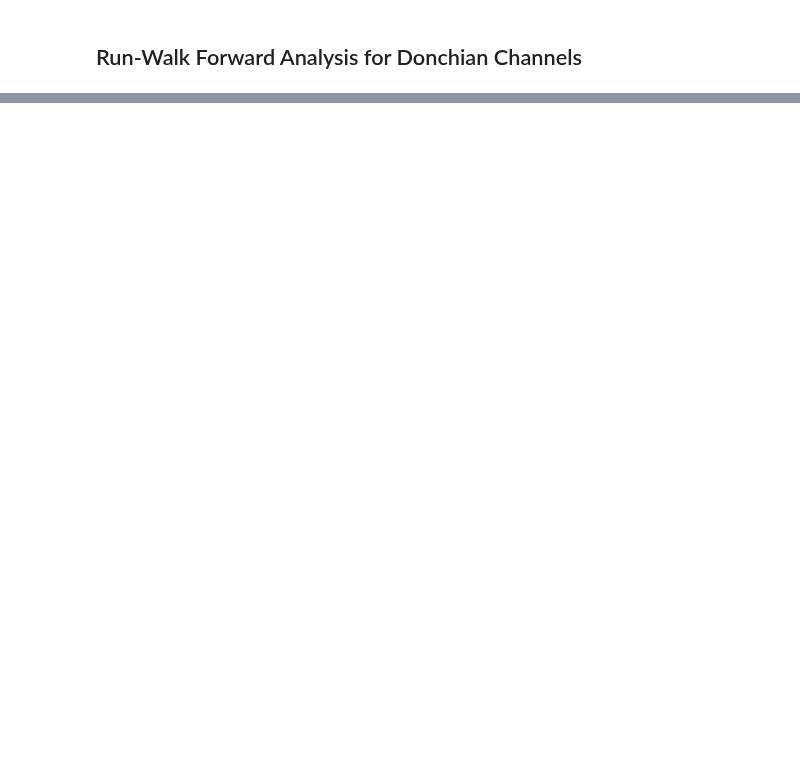
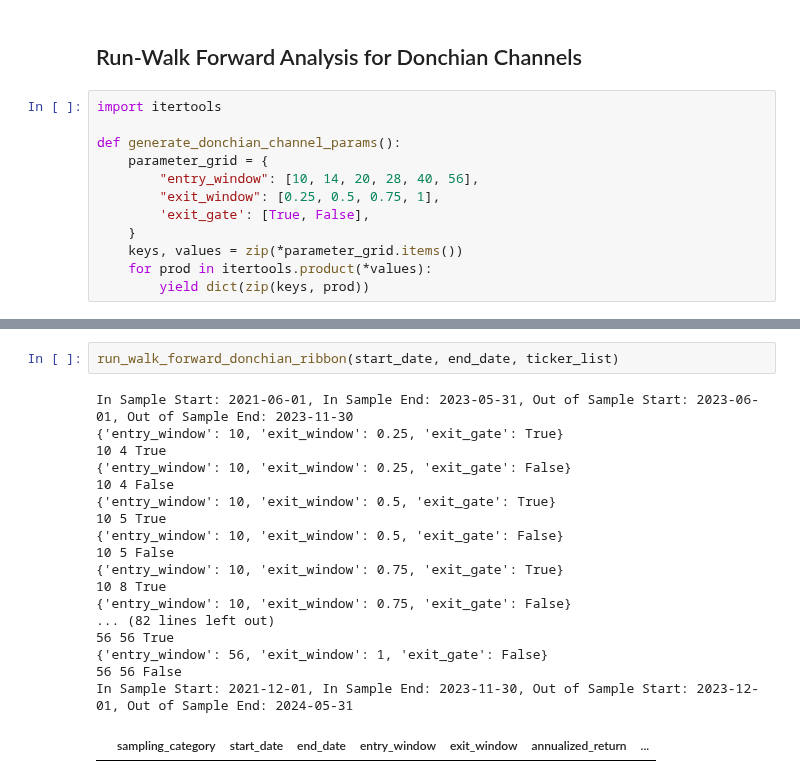
Before and after one commit to adheerchauhan/trend_following, a Jupyter notebook: Trend_Following_Parameter_Optimization_3.ipynb, the cells around one changed output, grey strips where cells are left out. Saved outputs shown, nothing was run; the diff lists cells and outputs as text; blank space fills up the shorter version.

```diff
--- a/Trend_Following_Parameter_Optimization_3.ipynb
+++ b/Trend_Following_Parameter_Optimization_3.ipynb
@@ -888,2 +906,14 @@ df_donchian_only['total_portfolio_value'].plot()
 # %% [markdown]
 ## Run-Walk Forward Analysis for Donchian Channels
+# %%
+import itertools
+
+def generate_donchian_channel_params():
+    parameter_grid = {
+        "entry_window": [10, 14, 20, 28, 40, 56],
+        "exit_window": [0.25, 0.5, 0.75, 1],
+        'exit_gate': [True, False],
+    }
+    keys, values = zip(*parameter_grid.items())
+    for prod in itertools.product(*values):
+        yield dict(zip(keys, prod))
@@ -889,0 +1039,21 @@ df_donchian_only['total_portfolio_value'].plot()
+# %%
+run_walk_forward_donchian_ribbon(start_date, end_date, ticker_list)
+# %% [output]
+In Sample Start: 2021-06-01, In Sample End: 2023-05-31, Out of Sample Start: 2023-06-01, Out of Sample End: 2023-11-30
+{'entry_window': 10, 'exit_window': 0.25, 'exit_gate': True}
+10 4 True
+{'entry_window': 10, 'exit_window': 0.25, 'exit_gate': False}
+10 4 False
+{'entry_window': 10, 'exit_window': 0.5, 'exit_gate': True}
+10 5 True
+{'entry_window': 10, 'exit_window': 0.5, 'exit_gate': False}
+10 5 False
+{'entry_window': 10, 'exit_window': 0.75, 'exit_gate': True}
+10 8 True
+{'entry_window': 10, 'exit_window': 0.75, 'exit_gate': False}
+... (82 lines left out)
+56 56 True
+{'entry_window': 56, 'exit_window': 1, 'exit_gate': False}
+56 56 False
+In Sample Start: 2021-12-01, In Sample End: 2023-11-30, Out of Sample Start: 2023-12-01, Out of Sample End: 2024-05-31
+|  | sampling_category | start_date | end_date | entry_window | exit_window | annualized_return | ... |
```
Also changed, not shown: parts of 12 cells of this notebook.
